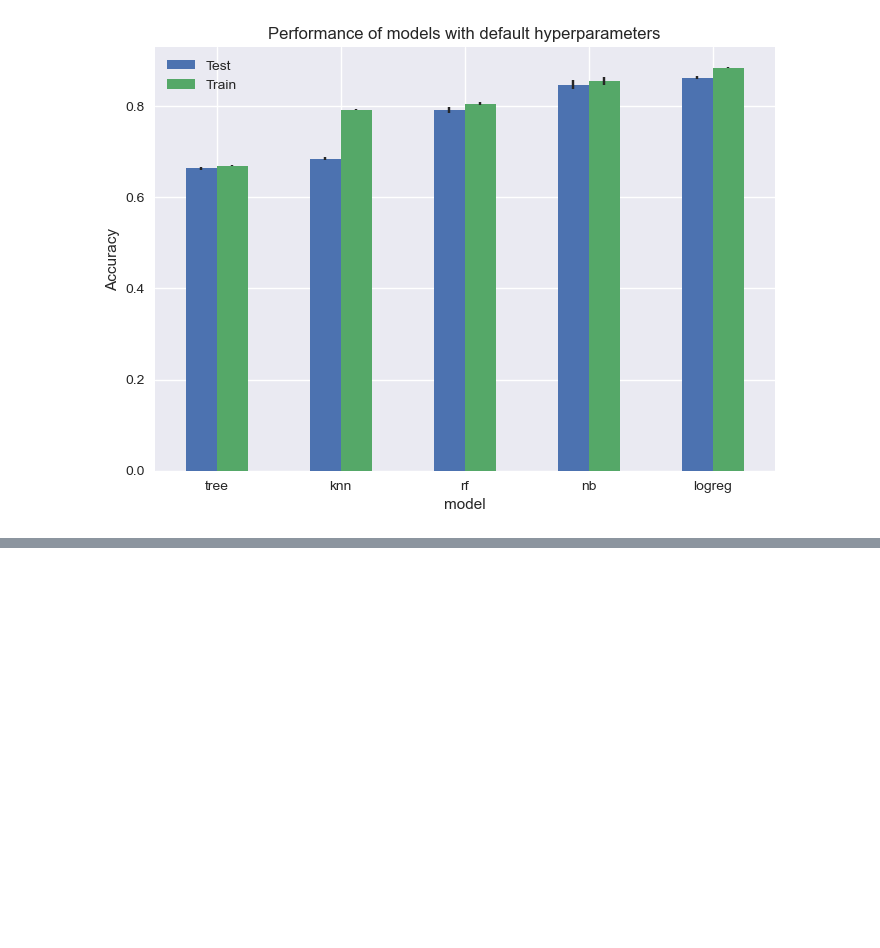
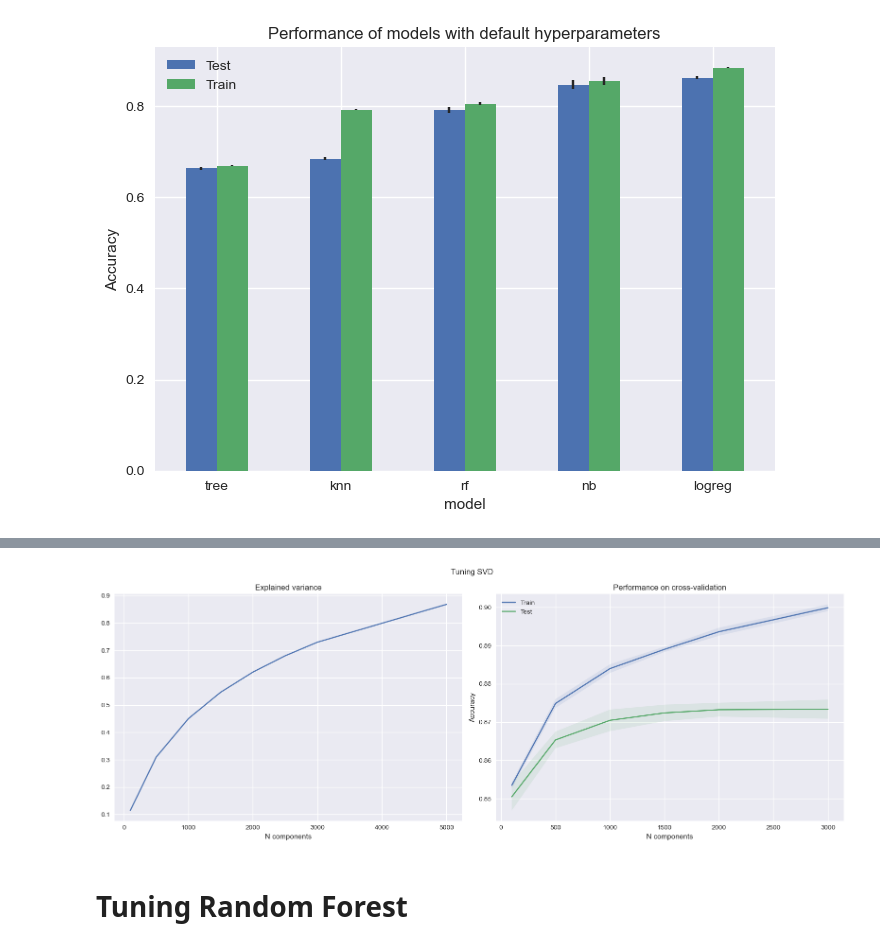
Before and after one commit to ilyamil/movie_reviews_classification, a Jupyter notebook: notebooks/model_baseline.ipynb, the cells around one changed output, grey strips where cells are left out. Cells and saved outputs as stored; diff of their text form; code cells hidden in the pictures; blank space fills up the shorter version.

```diff
--- a/notebooks/model_baseline.ipynb
+++ b/notebooks/model_baseline.ipynb
@@ -295,0 +500,20 @@ plot_learning_curve(
+# %%
+svd_param_grid = {
+    'svd__n_components': [100, 500, 1000, 1500, 2000, 3000]
+}
+
+logreg_svd_pipeline = Pipeline([
+    ('tfidf', TfidfVectorizer(**tfidf_optimal_params)),
+    ('svd', TruncatedSVD()),
+    ('logreg', LogisticRegression(max_iter=500))
+])
+
+svd_gs = GridSearchCV(
+    logreg_svd_pipeline,
+    svd_param_grid,
+    n_jobs=4,
+    verbose=1,
+    scoring='accuracy',
+    return_train_score=True
+)
+svd_gs.fit(X_train, y_train)
@@ -295,0 +533,39 @@ plot_learning_curve(
+# %%
+fig, ax = plt.subplots(1, 2, tight_layout=True, figsize=(16, 6))
+fig.suptitle('Tuning SVD')
+
+ax[0].plot(n_components, explained_variance)
+ax[0].set_xlabel('N components')
+ax[0].set_title('Explained variance')
+ax[1].plot(
+    svd_param_grid['svd__n_components'],
+    svd_gs.cv_results_['mean_train_score'],
+    label='Train'
+)
+ax[1].fill_between(
+    svd_param_grid['svd__n_components'],
+    svd_gs.cv_results_['mean_train_score'] - svd_gs.cv_results_['std_train_score'],
+    svd_gs.cv_results_['mean_train_score'] + svd_gs.cv_results_['std_train_score'],
+    alpha=0.1
+)
+ax[1].plot(
+    svd_param_grid['svd__n_components'],
+    svd_gs.cv_results_['mean_test_score'],
+    label='Test'
+)
+ax[1].fill_between(
+    svd_param_grid['svd__n_components'],
+    svd_gs.cv_results_['mean_test_score'] - svd_gs.cv_results_['std_test_score'],
+    svd_gs.cv_results_['mean_test_score'] + svd_gs.cv_results_['std_test_score'],
+    alpha=0.1
+)
+ax[1].legend(loc='best')
+ax[1].set_ylabel('Accuracy')
+ax[1].set_xlabel('N components')
+ax[1].set_title('Performance on cross-validation')
+
+plt.show()
+# %% [output]
+[figure, added]
+# %% [markdown]
+# Tuning Random Forest
```
Also changed, not shown: parts of 33 cells of this notebook, 12 other files.
